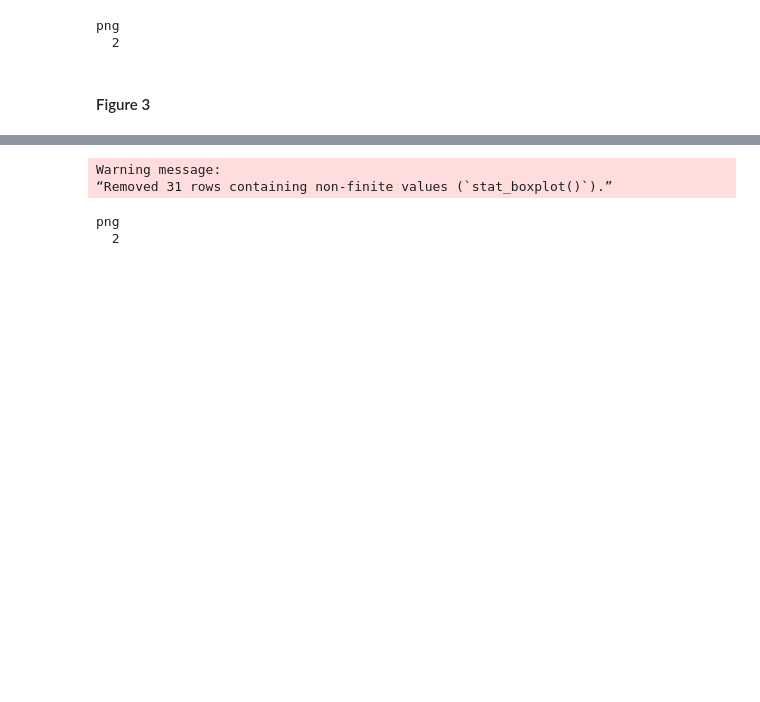
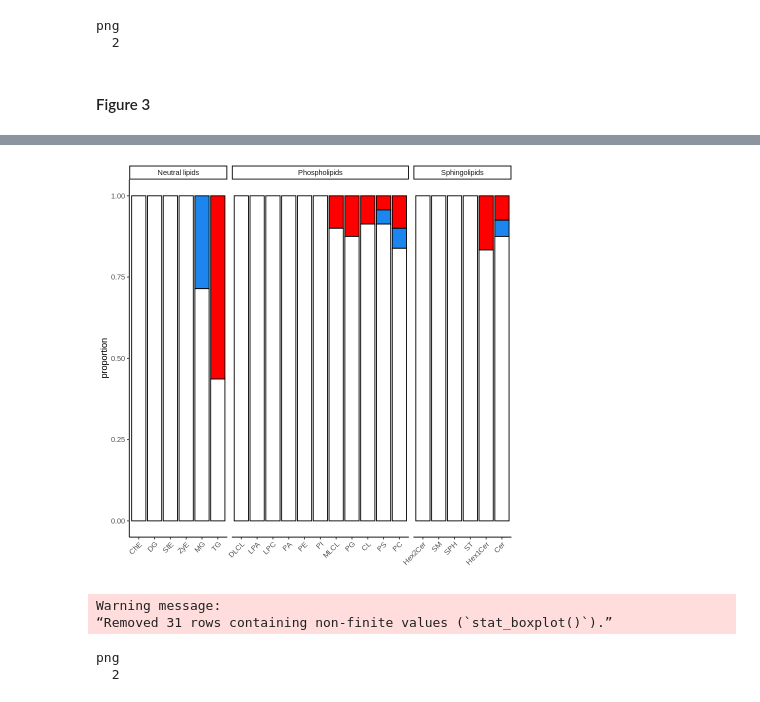
Before and after one commit to djunamay/ABCA7lof2, a Jupyter notebook: notebooks/14-figures.ipynb, the cells around one changed output, grey strips where cells are left out. Drawn from its saved outputs; the diff is of its cells as text; code cells hidden in the pictures; blank space fills up the shorter version.

```diff
--- a/notebooks/14-figures.ipynb
+++ b/notebooks/14-figures.ipynb
@@ -221,6 +226,10 @@ x = colSums(table(meta$change, meta$lipid.class)[1:2,])
 meta$lipid.class = factor(meta$lipid.class, levels = (names(x[order(x)])))
 
 p5 = ggplot(meta, aes(x=lipid.class, fill=change), color='black') + scale_fill_manual(values = c('red', 'dodgerblue2', 'white')) + geom_bar(position = "fill", color='black') + theme_classic() + ylab('proportion') + xlab('') +  facet_grid(. ~ class, scales="free", space="free")+ theme(axis.text.x=element_text(angle=45, hjust=1))+ theme(legend.position = "none")
+# %%
+p5
+# %% [output]
+[figure, added]
 # %%
 # plot effect size dist
 meta = rowData(sce)
```
Also changed, not shown: parts of 9 cells of this notebook, 5 other files.
